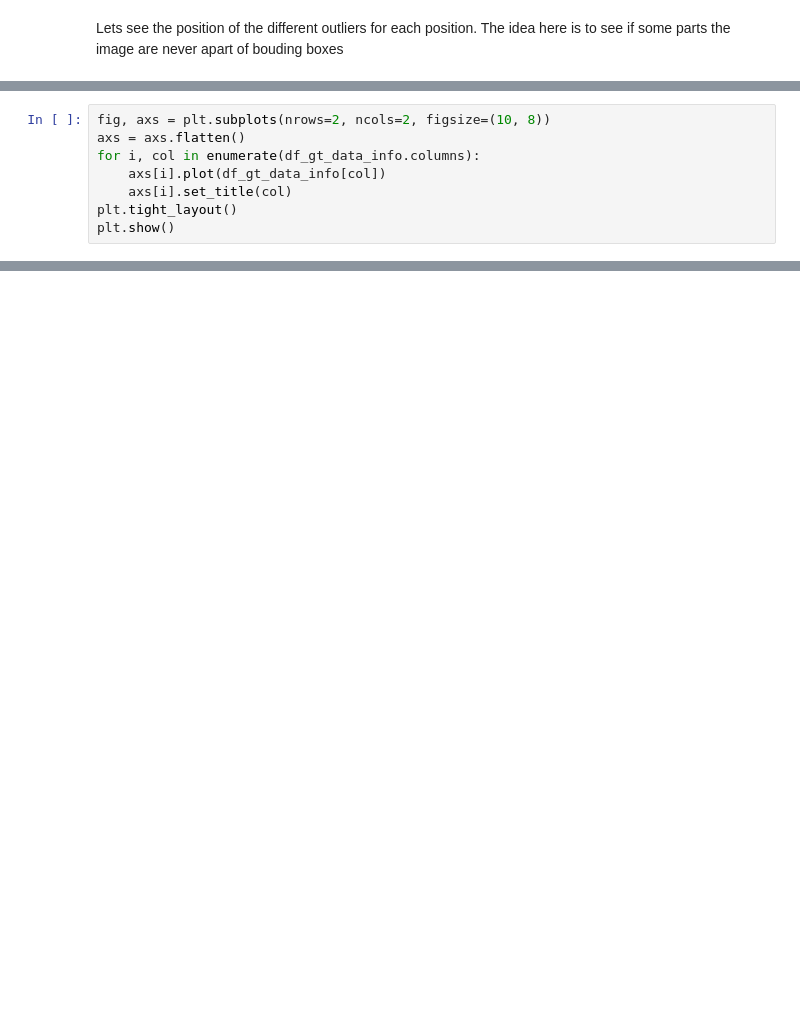
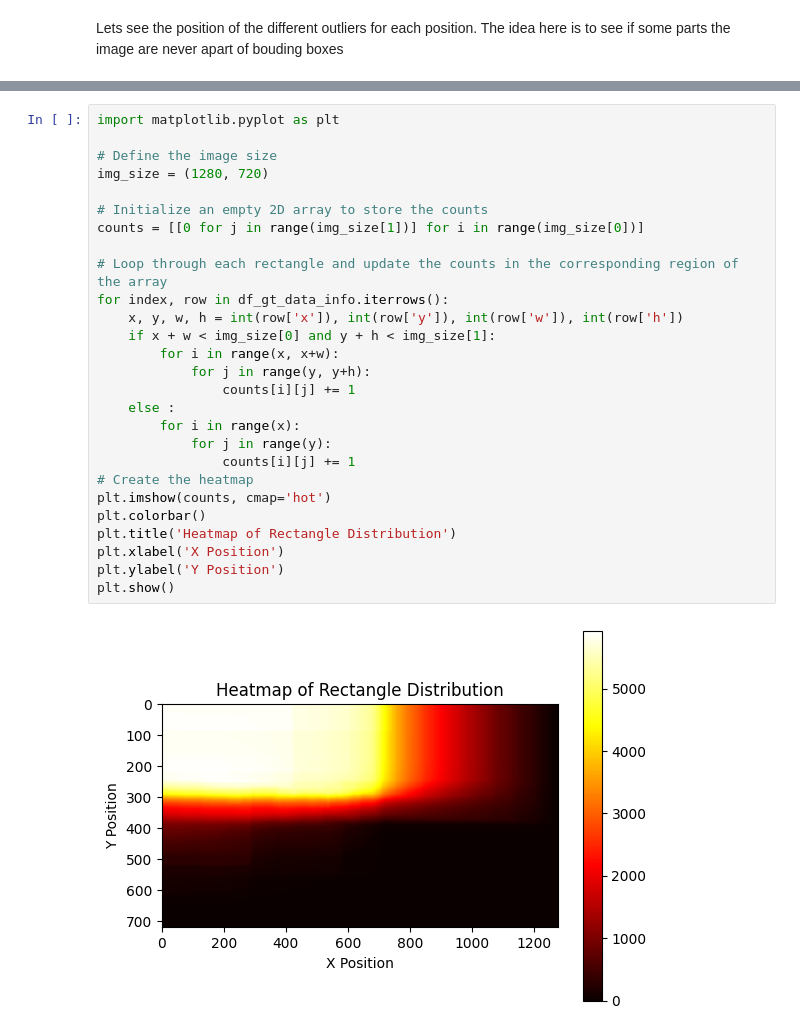
Before and after one commit to adrienloizeau/HOG-Car-Dectector, a Jupyter notebook: data_eda.ipynb, the cells around one changed output, grey strips where cells are left out. Saved outputs shown, nothing was run; the diff lists cells and outputs as text; blank space fills up the shorter version.

```diff
--- a/data_eda.ipynb
+++ b/data_eda.ipynb
@@ -169,8 +152,0 @@ df_gt_data_info
-# %%
-fig, axs = plt.subplots(nrows=2, ncols=2, figsize=(10, 8))
-axs = axs.flatten()
-for i, col in enumerate(df_gt_data_info.columns):
-    axs[i].plot(df_gt_data_info[col])
-    axs[i].set_title(col)
-plt.tight_layout()
-plt.show()
@@ -194,0 +236,29 @@ TypeError: ufunc 'divide' not supported for the input types, and the inputs coul
+# %%
+import matplotlib.pyplot as plt
+
+# Define the image size
+img_size = (1280, 720)
+
+# Initialize an empty 2D array to store the counts
+counts = [[0 for j in range(img_size[1])] for i in range(img_size[0])]
+
+# Loop through each rectangle and update the counts in the corresponding region of the array
+for index, row in df_gt_data_info.iterrows():
+    x, y, w, h = int(row['x']), int(row['y']), int(row['w']), int(row['h'])
+    if x + w < img_size[0] and y + h < img_size[1]:
+        for i in range(x, x+w):
+            for j in range(y, y+h):
+                counts[i][j] += 1
+    else :
+        for i in range(x):
+            for j in range(y):
+                counts[i][j] += 1
+# Create the heatmap
+plt.imshow(counts, cmap='hot')
+plt.colorbar()
+plt.title('Heatmap of Rectangle Distribution')
+plt.xlabel('X Position')
+plt.ylabel('Y Position')
+plt.show()
+# %% [output]
+[figure, added]
```
Also changed, not shown: parts of 11 cells of this notebook, 7 other files.
